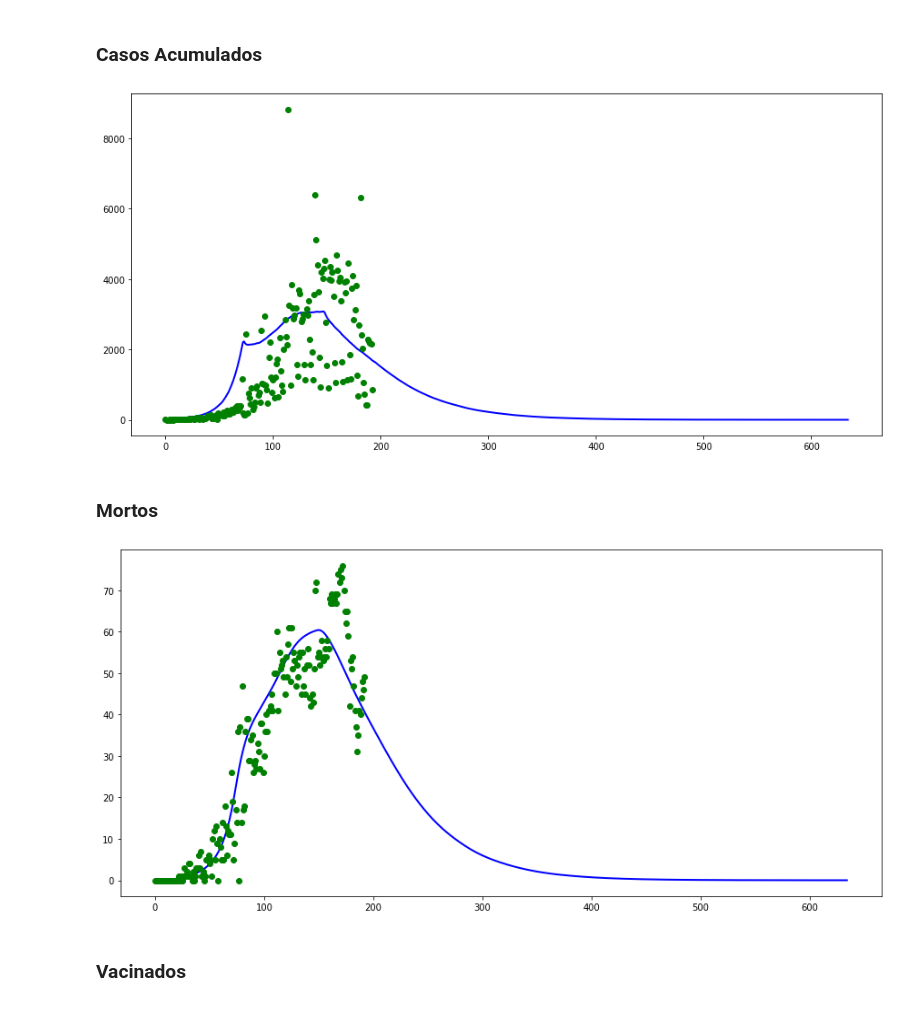
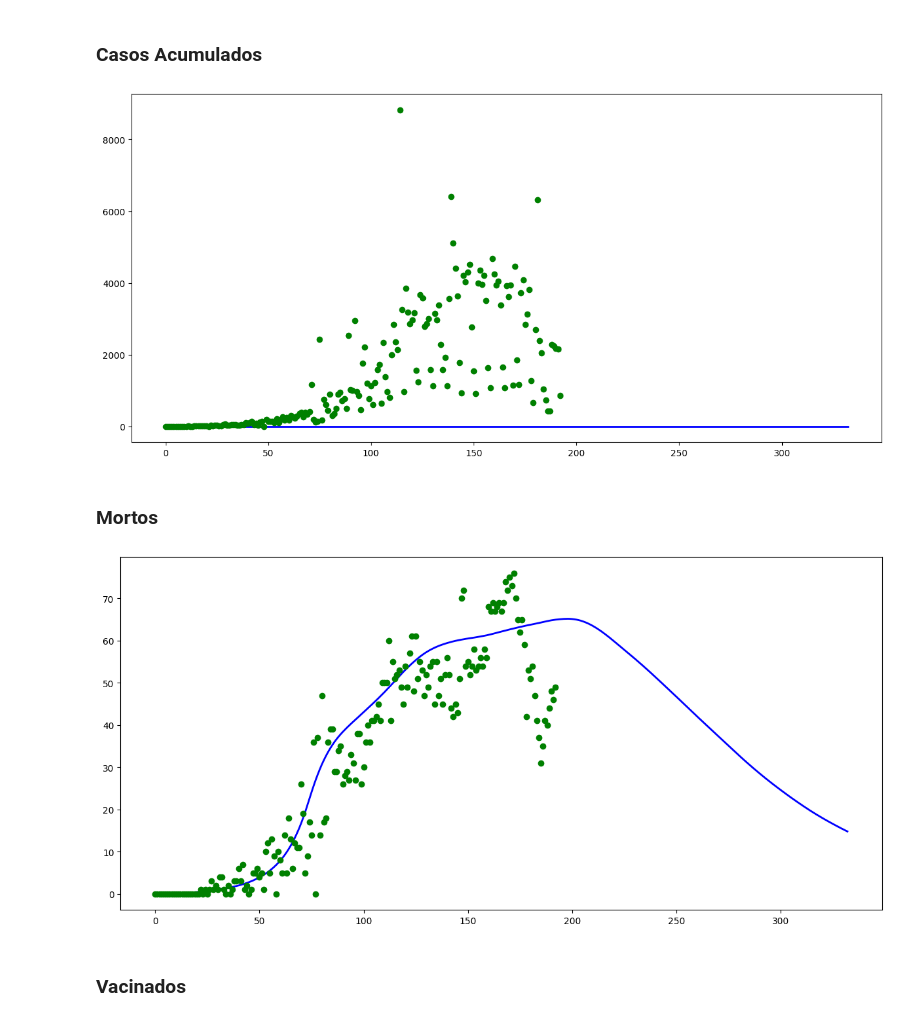
Before and after one commit to filipe7788/SEIHURD, a Jupyter notebook: seiihurd-psi.ipynb, the cells around one changed output. Saved outputs shown, nothing was run; the diff lists cells and outputs as text; code cells hidden in the pictures.

```diff
--- a/seiihurd-psi.ipynb
+++ b/seiihurd-psi.ipynb
@@ -255,25 +260,25 @@ def seiihurd(y, t):
 # %% [markdown]
 # Chamando modelo
 # %%
-tempo = list(range(0, len(Psif[:636])))
+tempo = list(range(0, len(Psif[:334])))
 resultados = odeint(seiihurd, condicoes_iniciais, tempo)
 resultados_modelo = resultados
 
-Sm = N0*resultados[:,0]
-Em = N0*resultados[:,1]
-Svm = N0*resultados[:,2]
-Evm = N0*resultados[:,3]
-Iam = N0*resultados[:,4]
-Ism = N0*resultados[:,5]
-Iavm = N0*resultados[:,6]
-Isvm = N0*resultados[:,7]
-Hm = N0*resultados[:,8]
-Hvm = N0*resultados[:,9]
-Um = N0*resultados[:,10]
-Uvm = N0*resultados[:,11]
-Rm = N0*resultados[:,12]
-Rvm = N0*resultados[:,13]
-Dm = N0*resultados[:,14]
-Nwm = N0*resultados[:,15]
-NwVm = N0*resultados[:,16]
+Sm = resultados[:,0]
+Em = resultados[:,1]
+Svm = resultados[:,2]
+Evm = resultados[:,3]
+Iam = resultados[:,4]
+Ism = resultados[:,5]
+Iavm = resultados[:,6]
+Isvm = resultados[:,7]
+Hm = resultados[:,8]
+Hvm = resultados[:,9]
+Um = resultados[:,10]
+Uvm = resultados[:,11]
+Rm = resultados[:,12]
+Rvm = resultados[:,13]
+Dm = resultados[:,14]
+Nwm = resultados[:,15]
+NwVm = resultados[:,16]
 # %%
@@ -342,7 +347,7 @@ pl.show()
 # %% [markdown]
 ### Casos Acumulados
 # %%
-ts1=np.arange(len(Psif[:636])-1)
+ts1=np.arange(len(Psif[:334])-1)
 fig, ax = pl.subplots(figsize=(15,7))
 
 Nwm_i = np.diff(Nwm)
@@ -353,22 +358,22 @@ ax.scatter(ts1[:len(Nwm_i_dados)], Nwm_i_dados[:len(Psif)-2], color='g',zorder=1
 ax.autoscale()
 pl.show()
 # %% [output]
-[figure, old version]
+[figure, new version]
 # %% [markdown]
 ### Mortos
 # %%
-ts1=np.arange(len(Psif[:636])-1)
+ts1=np.arange(len(Psif[:334])-1)
 fig, ax = pl.subplots(figsize=(15,7))
 
-Nwm_d = np.diff(Dm)
+Nwm_d = np.diff(Dm*N0)
 Nwm_d_dados = np.diff(mortos_dados)
 
 ax.plot(ts1,  Nwm_d, color='b',zorder=1, linewidth=2)
 ax.scatter(ts1[:len(Nwm_d_dados)], Nwm_d_dados[:len(Psif)-2], color='g',zorder=1, linewidth=1)
 ax.autoscale()
 pl.show()
 # %% [output]
-[figure, old version]
+[figure, new version]
 # %% [markdown]
 ### Vacinados
 # %%
```
Also changed, not shown: parts of 8 cells of this notebook, 8 other files.
